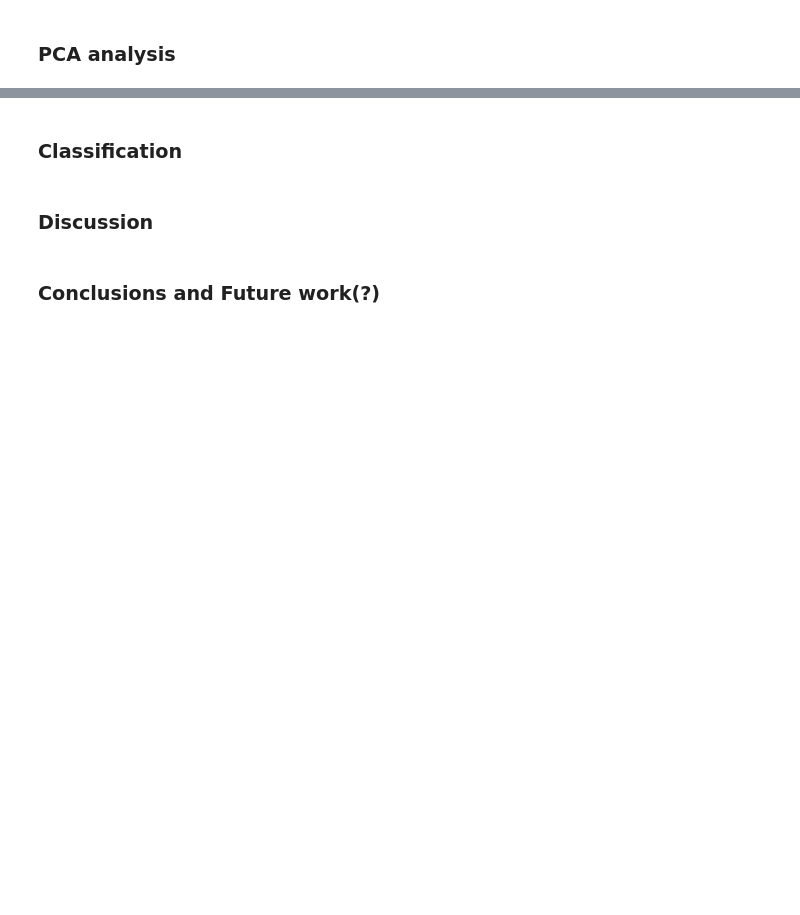
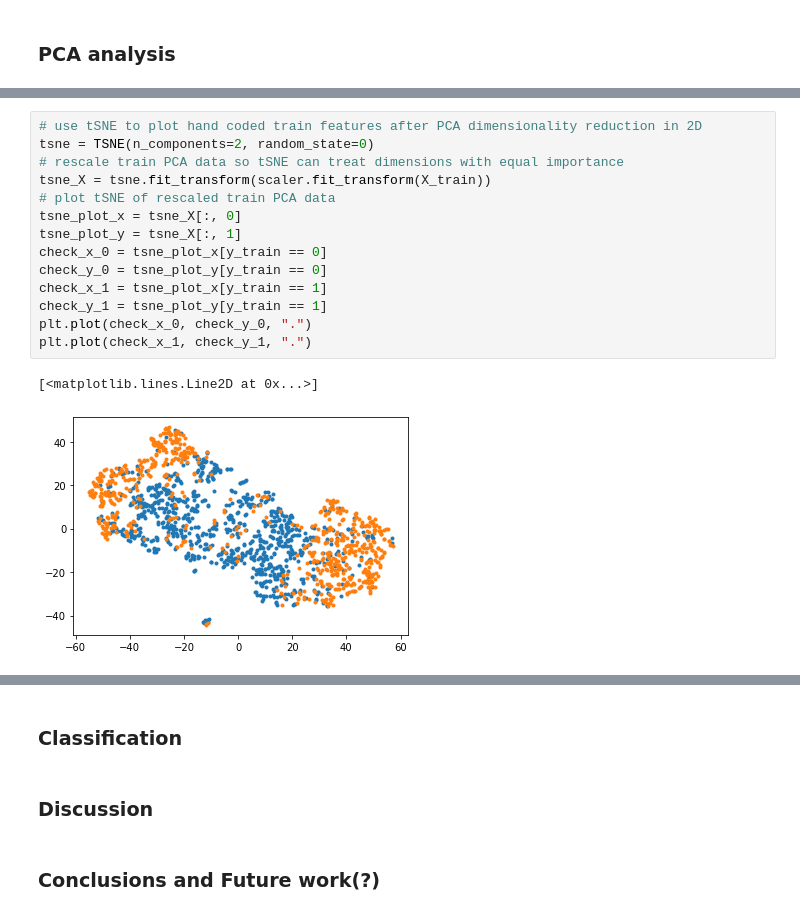
Before and after one commit to bkbormes1/ML_image_feature_processing, a Jupyter notebook: W281_Final_Project_Report.ipynb, the cells around one changed output, grey strips where cells are left out. Saved outputs shown, nothing was run; the diff lists cells and outputs as text; blank space fills up the shorter version.

```diff
--- a/W281_Final_Project_Report.ipynb
+++ b/W281_Final_Project_Report.ipynb
@@ -240,0 +331,17 @@ We see that the distance of ellipse parameter does show some separation between
+# %%
+# use tSNE to plot hand coded train features after PCA dimensionality reduction in 2D
+tsne = TSNE(n_components=2, random_state=0)
+# rescale train PCA data so tSNE can treat dimensions with equal importance
+tsne_X = tsne.fit_transform(scaler.fit_transform(X_train))
+# plot tSNE of rescaled train PCA data
+tsne_plot_x = tsne_X[:, 0]
+tsne_plot_y = tsne_X[:, 1]
+check_x_0 = tsne_plot_x[y_train == 0]
+check_y_0 = tsne_plot_y[y_train == 0]
+check_x_1 = tsne_plot_x[y_train == 1]
+check_y_1 = tsne_plot_y[y_train == 1]
+plt.plot(check_x_0, check_y_0, ".")
+plt.plot(check_x_1, check_y_1, ".")
+# %% [output]
+[<matplotlib.lines.Line2D at 0x...>]
+[figure, added]
```
Also changed, not shown: parts of 18 cells of this notebook.
